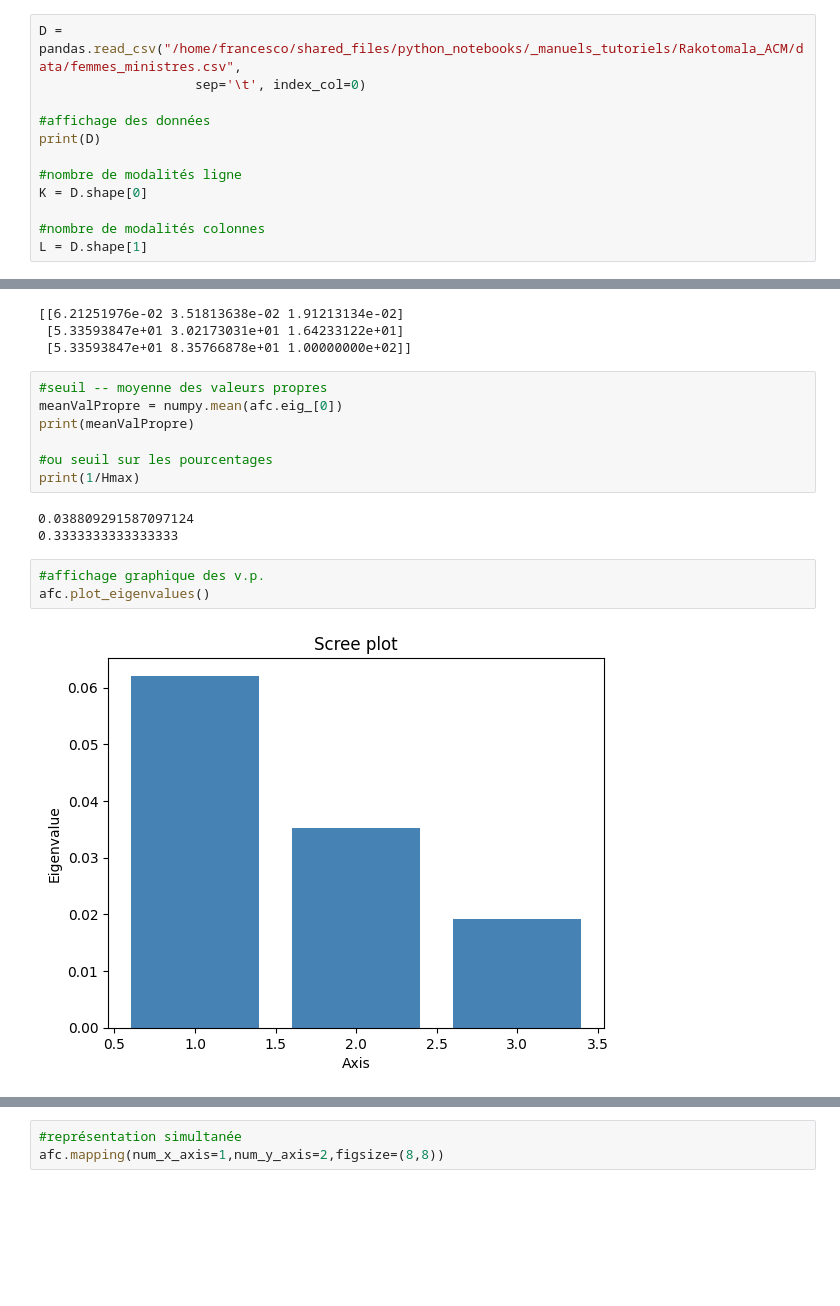
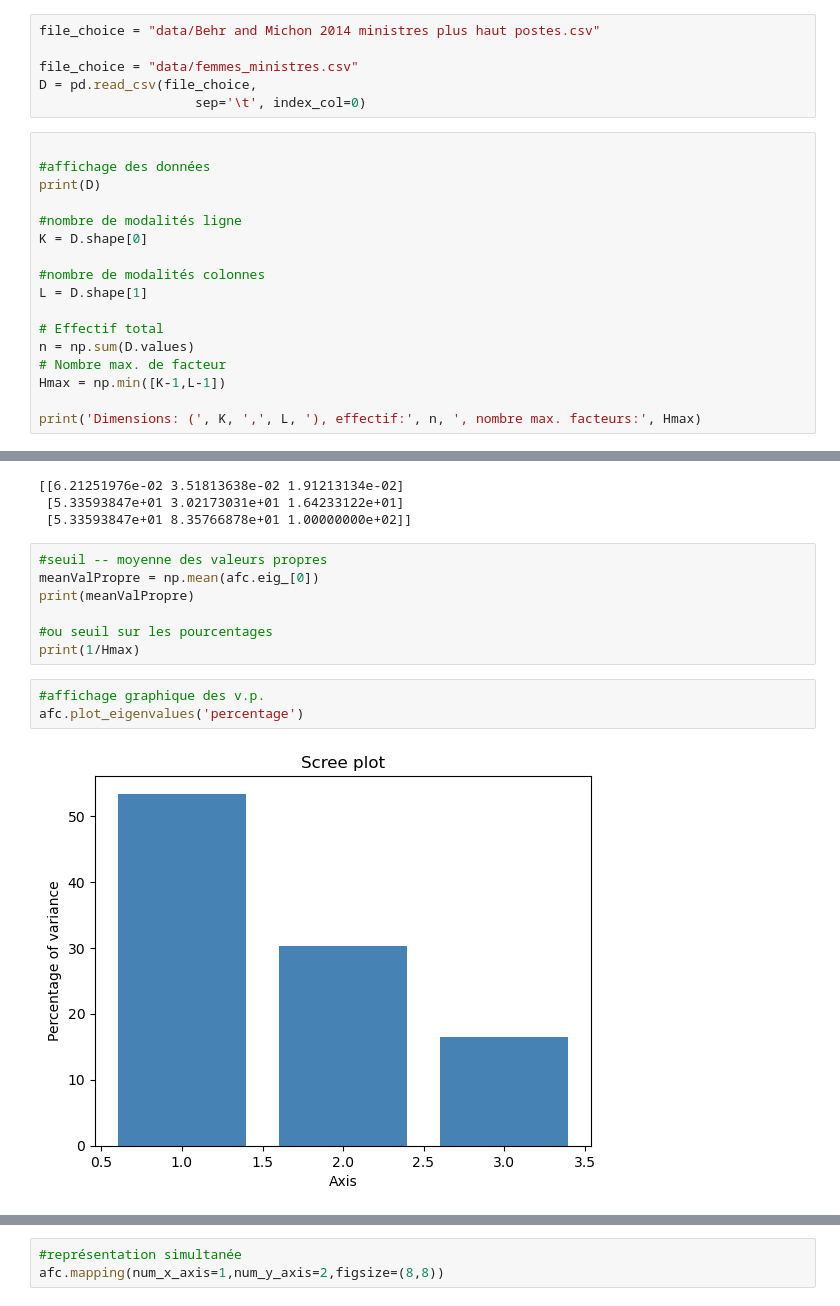
Before and after one commit to Sciences-historiques-numeriques/dossier_prosopographie_politique, a Jupyter notebook: AFC_femmes_ministres.ipynb, the cells around one changed output, grey strips where cells are left out. Drawn from its saved outputs; the diff is of its cells as text; blank space fills up the shorter version.

Commit message:
Améliorations AFC femmes ministres

```diff
--- a/AFC_femmes_ministres.ipynb
+++ b/AFC_femmes_ministres.ipynb
@@ -19,6 +18,10 @@ os.getcwd()
+# %%
+file_choice = "data/Behr and Michon 2014 ministres plus haut postes.csv"
+
+file_choice = "data/femmes_ministres.csv"
+D = pd.read_csv(file_choice,
+                    sep='\t', index_col=0)
 # %%
-D = pandas.read_csv("/home/francesco/shared_files/python_notebooks/_manuels_tutoriels/Rakotomala_ACM/data/femmes_ministres.csv",
-                    sep='\t', index_col=0)
 
 #affichage des données
 print(D)
@@ -28,6 +31,13 @@ K = D.shape[0]
 
 #nombre de modalités colonnes
 L = D.shape[1]
+
+# Effectif total
+n = np.sum(D.values)
+# Nombre max. de facteur
+Hmax = np.min([K-1,L-1])
+
+print('Dimensions: (', K, ',', L, '), effectif:', n, ', nombre max. facteurs:', Hmax)
 # %% [output]
                                         GF  DF  GH  DH
 metier_vs_genre
@@ -82,19 +123,16 @@ print(afc.eig_)
  [5.33593847e+01 8.35766878e+01 1.00000000e+02]]
 # %%
 #seuil -- moyenne des valeurs propres
-meanValPropre = numpy.mean(afc.eig_[0])
+meanValPropre = np.mean(afc.eig_[0])
 print(meanValPropre)
 
 #ou seuil sur les pourcentages
 print(1/Hmax)
-# %% [output]
-0.038809291587097124
-0.3333333333333333
 # %%
 #affichage graphique des v.p.
-afc.plot_eigenvalues()
+afc.plot_eigenvalues('percentage')
 # %% [output]
-[figure, old version]
+[figure, new version]
 # %%
 #informations sur les modalités lignes
 print(afc.row_topandas())
```
Also changed, not shown: parts of 27 cells of this notebook, 1 other file.
